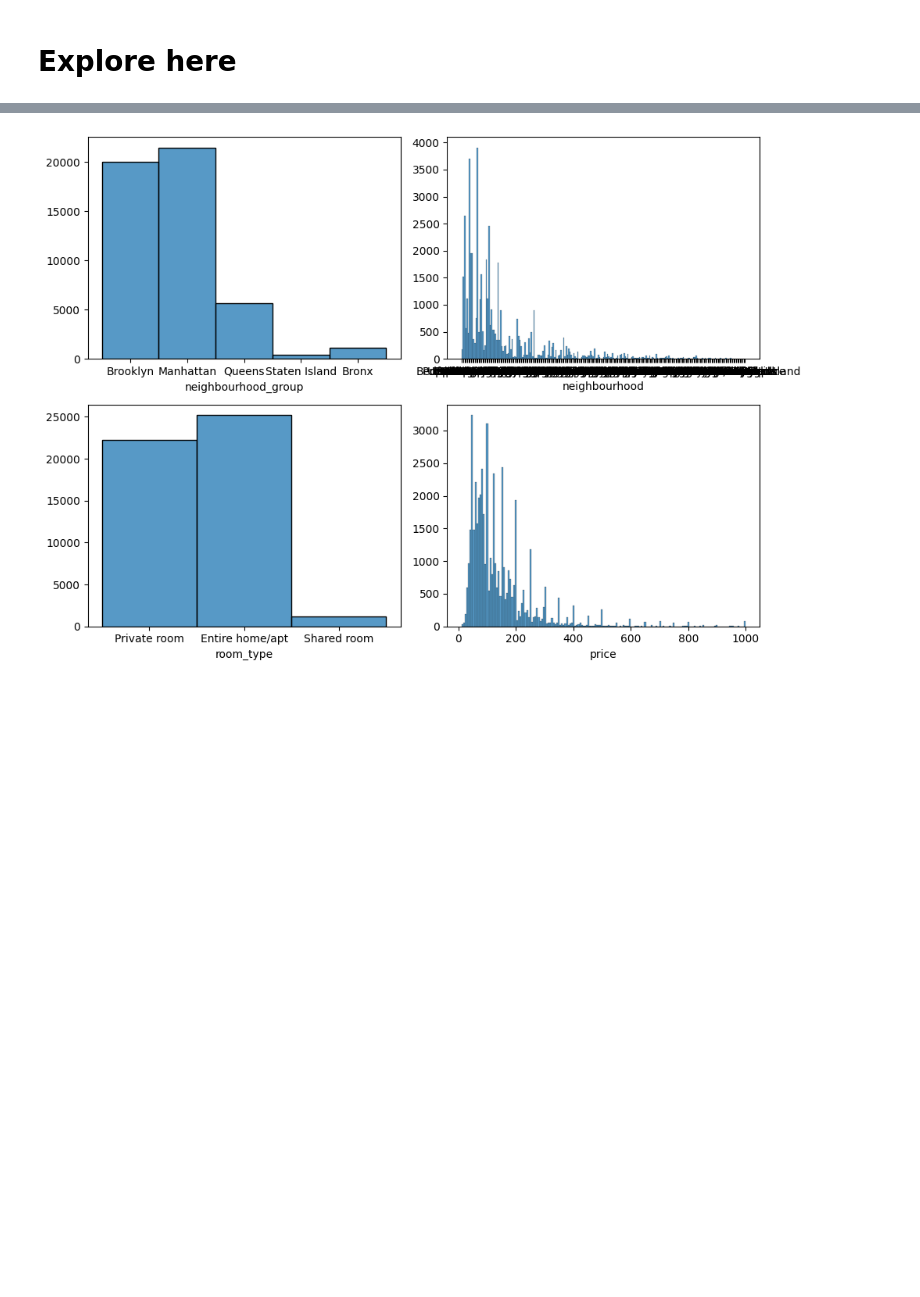
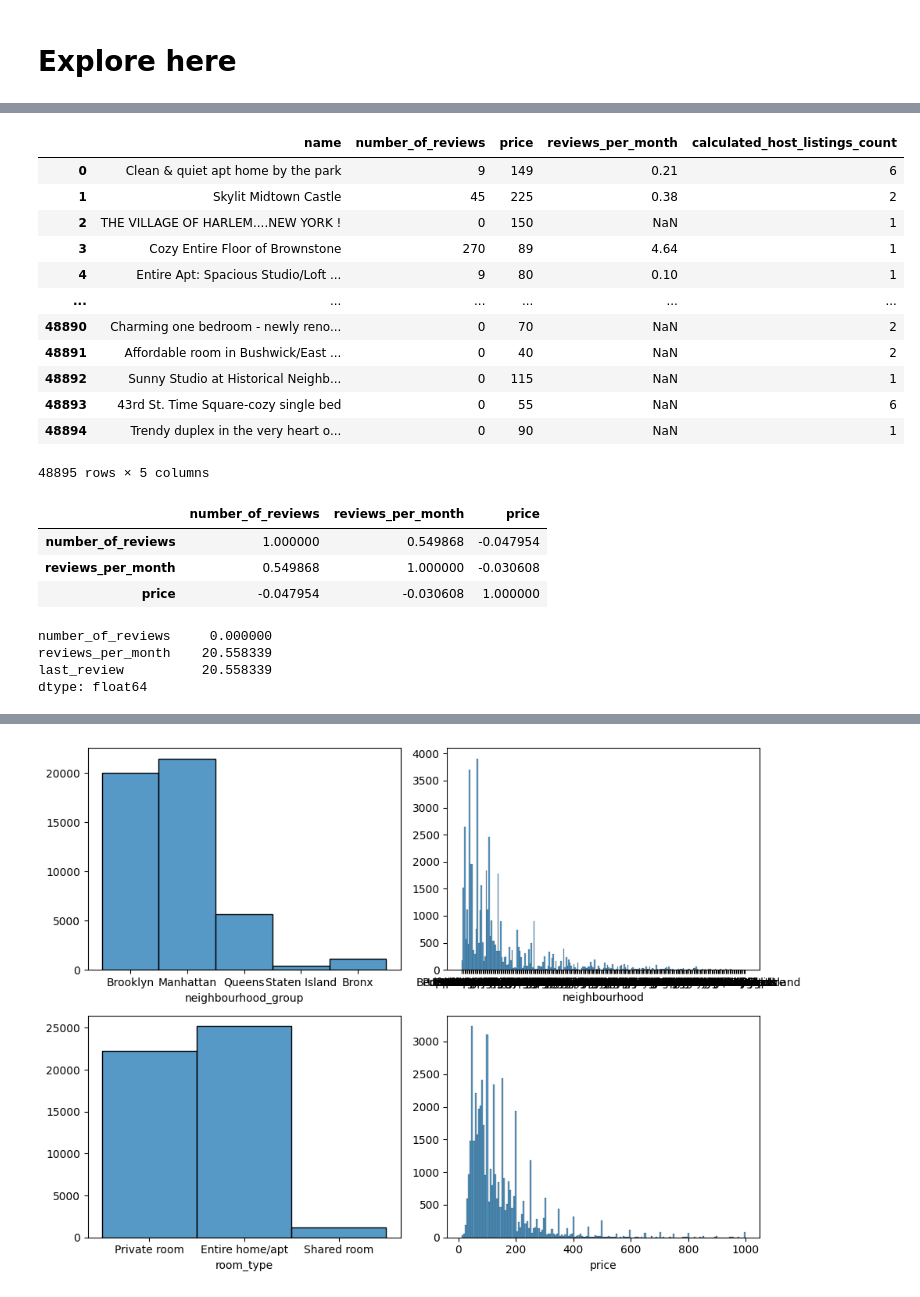
Before and after one commit to patriciamv97/machine-learning-python-template, a Jupyter notebook: src/explore.ipynb, the cells around one changed output, grey strips where cells are left out. Drawn from its saved outputs; the diff is of its cells as text; code cells hidden in the pictures; blank space fills up the shorter version.

```diff
--- a/src/explore.ipynb
+++ b/src/explore.ipynb
@@ -82,0 +63,41 @@ dtype: int64
+# %%
+
+data[['name', 'number_of_reviews', 'price', 'reviews_per_month', 'calculated_host_listings_count']]
+
+# Estudiando las columnas en conjunto podemos concluir que la columna 'name', no tendra practicamente interés para el modelo,
+#  * ya que no oferce informacion relevante y a simplpe vista no parece tener correlacion entre el precio y el numero de visitas.
+# Además, sabiendo el mercado del que se trata, es decir inmuebles turísticos de Airbnb, podemos concluír que a la hora de hacer una búsqueda
+#  * de alojamiento, el precio y la situación son las principales variables, y que el nombre apenas tiene interés ni llamada al 'click',
+#  * y que en todo caso seria da descripcion detallada y sobre todo las fotografía lo que podría inclinar la balanza de la demanda.
+# %% [output]
+|  | name | number_of_reviews | price | reviews_per_month | calculated_host_listings_count |
+| 0 | Clean & quiet apt home by the park | 9 | 149 | 0.21 | 6 |
+| 1 | Skylit Midtown Castle | 45 | 225 | 0.38 | 2 |
+| 2 | THE VILLAGE OF HARLEM....NEW YORK ! | 0 | 150 | NaN | 1 |
+| 3 | Cozy Entire Floor of Brownstone | 270 | 89 | 4.64 | 1 |
+| 4 | Entire Apt: Spacious Studio/Loft ... | 9 | 80 | 0.10 | 1 |
+| ... | ... | ... | ... | ... | ... |
+| 48890 | Charming one bedroom - newly reno... | 0 | 70 | NaN | 2 |
+| 48891 | Affordable room in Bushwick/East ... | 0 | 40 | NaN | 2 |
+| 48892 | Sunny Studio at Historical Neighb... | 0 | 115 | NaN | 1 |
+| 48893 | 43rd St. Time Square-cozy single bed | 0 | 55 | NaN | 6 |
+| 48894 | Trendy duplex in the very heart o... | 0 | 90 | NaN | 1 |
+48895 rows × 5 columns
+# %%
+data[['number_of_reviews', 'reviews_per_month', 'price']].corr()
+# %% [output]
+|  | number_of_reviews | reviews_per_month | price |
+| number_of_reviews | 1.000000 | 0.549868 | -0.047954 |
+| reviews_per_month | 0.549868 | 1.000000 | -0.030608 |
+| price | -0.047954 | -0.030608 | 1.000000 |
+# %%
+data[['number_of_reviews','reviews_per_month', 'last_review']].isnull().mean()*100
+
+# La correlación entre 'number_of_reviews' y 'reviews_per_month' es positiva moderada (0.5499).
+# Puesto un mayor número total de reseñas también tengan una tasa de reseñas mensuales más alta, tienen una tasa del 20%, que es un nº considerable,
+# y la información que ofrece no es relevante, ya que no tiene apenas correlación con el precio (variable clave), eliminaremos tambien estas columnas.
+# %% [output]
+number_of_reviews     0.000000
+reviews_per_month    20.558339
+last_review          20.558339
+dtype: float64
```
Also changed, not shown: parts of 24 cells of this notebook.
